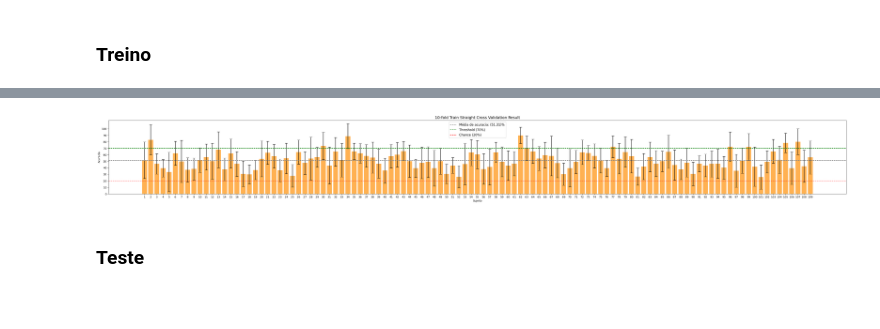
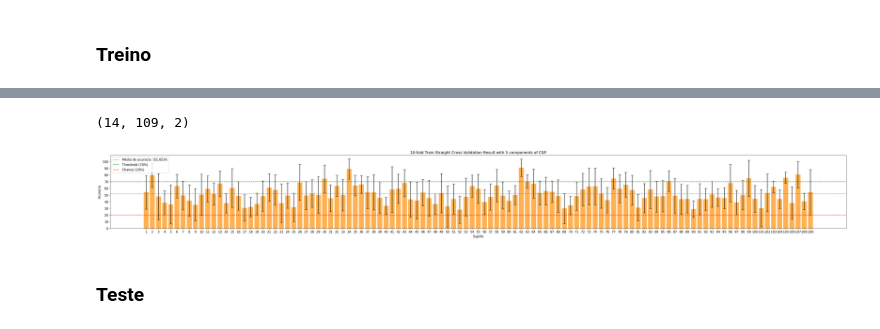
Before and after one commit to MiguelRochaBE/MotorImagery-BCI, a Jupyter notebook: MI_BCI_DatasetAnalysis.ipynb, the cells around one changed output, grey strips where cells are left out. Drawn from its saved outputs; the diff is of its cells as text; code cells hidden in the pictures; blank space fills up the shorter version.

```diff
--- a/MI_BCI_DatasetAnalysis.ipynb
+++ b/MI_BCI_DatasetAnalysis.ipynb
@@ -500,22 +500,30 @@ def feat_vector(Z):
 
 * O 'n_comp' seleciona o nº de componenentes (igual ao nº de elétrodos, daí a ser um filtro espacial) de cada classe que irá ser usado para separar as classes, ou seja, maximizar a variância de uma classe e minimizar a variância da outra.
 # %%
-all_feat_classes_train = []
-all_feat_classes_test = []
+all_comp = np.arange(1,15)
 
-n_comp = 6
+all_comp_feat_classes_train = []
+all_comp_feat_classes_test = []
 
-for subject in range(len(all_subject_epochs)):
+for n_comp in all_comp:
 
-  feat_classes_train = []
-  feat_classes_test = []
+  all_feat_classes_train = [] # Aqui não dá para pré-alocar porque cada sujeito tem um vetor de features com dimensões diferentes
+  all_feat_classes_test = []
 
-  for mi_class, c_id in classes.items():
-    Z_aux_train = spatially_filter_EEG(all_W[subject][c_id-1,:,:], all_train_data[subject][mi_class], n_comp)
-    feat_classes_train.append(feat_vector(Z_aux_train))
+  for subject in range(len(all_subject_epochs)):
 
-    Z_aux_test = spatially_filter_EEG(all_W[subject][c_id-1,:,:], all_test_data[subject][mi_class], n_comp)
-    feat_classes_test.append(feat_vector(Z_aux_test))
+    feat_classes_train = []
+    feat_classes_test = []
 
-  all_feat_classes_train.append(feat_classes_train)
-  all_feat_classes_test.append(feat_classes_test)
+    for mi_class, c_id in classes.items():
+      Z_aux_train = spatially_filter_EEG(all_W[subject][c_id-1,:,:], all_train_data[subject][mi_class], n_comp)
+      feat_classes_train.append(feat_vector(Z_aux_train))
+
+      Z_aux_test = spatially_filter_EEG(all_W[subject][c_id-1,:,:], all_test_data[subject][mi_class], n_comp)
+      feat_classes_test.append(feat_vector(Z_aux_test))
+
+    all_feat_classes_train.append(feat_classes_train)
+    all_feat_classes_test.append(feat_classes_test)
+
+  all_comp_feat_classes_train.append(all_feat_classes_train)
+  all_comp_feat_classes_test.append(all_feat_classes_test)
@@ -568,19 +597,24 @@ Média de acuracia (Cross-validation): 51.31 (+/- 20.35)
+# %%
+idx = np.argmax(mean_cross_val_scores[:,0]) # Indice da melhor acuracia
+print(np.shape(all_cross_val_scores))
+# %% [output]
+(14, 109, 2)
 # %%
 import matplotlib.pyplot as plt
 
 fig, ax = plt.subplots(figsize=(50, 5))
 plt.rcParams.update({'font.size': 12})
 ax.set_title('Acuracia (%)')
-ax.bar(np.arange(1, len(all_subject_epochs)+1), cross_val_scores[:,0], color="#ffb152", yerr=cross_val_scores[:,1], capsize=5)
-ax.axhline(y=np.mean(cross_val_scores[:,0]), color='grey', linestyle='--', label = f'Média de acuracia: ({np.mean(cross_val_scores[:,0]):.2f})%')
+ax.bar(np.arange(1, len(all_subject_epochs)+1), all_cross_val_scores[idx][:,0], color="#ffb152", yerr=all_cross_val_scores[idx][:,1], capsize=5)
+ax.axhline(y=np.mean(all_cross_val_scores[idx][:,0]), color='grey', linestyle='--', label = f'Média de acuracia: ({np.mean(all_cross_val_scores[idx][:,0]):.2f})%')
 ax.axhline(y=70, color='green', linestyle='--', label = 'Threshold (70%)')
 ax.axhline(y=20, color='red', linestyle='--', label = 'Chance (20%)')
 ax.set(xticks=np.arange(1, len(all_subject_epochs)+1), xlabel='Sujeito',
        yticks=np.arange(0, 101, step=10), ylabel='Acuracia',
-       title='10-fold Train Straight Cross Validation Result');
+       title=f'10-fold Train Straight Cross Validation Result with {idx+1} components of CSP');
 ax.legend();
 # %% [output]
-[figure, old version]
+[figure, new version]
 # %% [markdown]
 ### **Teste**
 # %%
```
Also changed, not shown: parts of 10 cells of this notebook.
